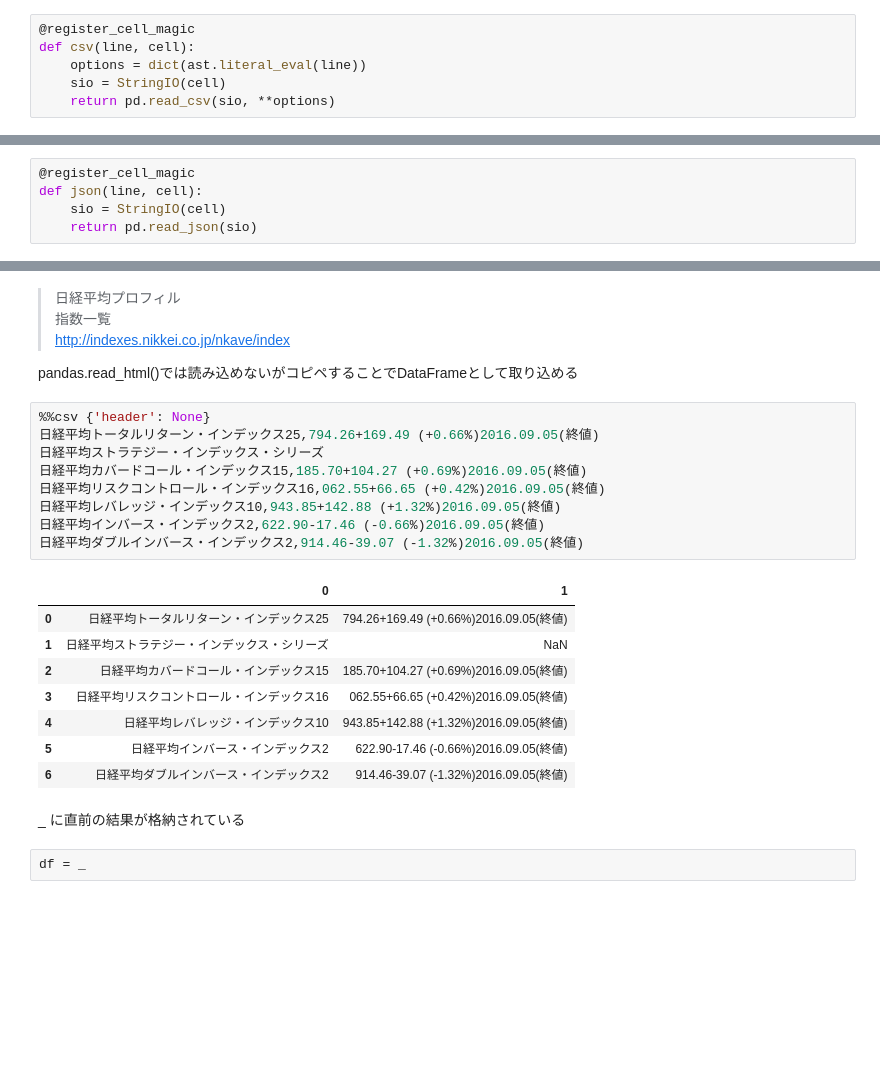
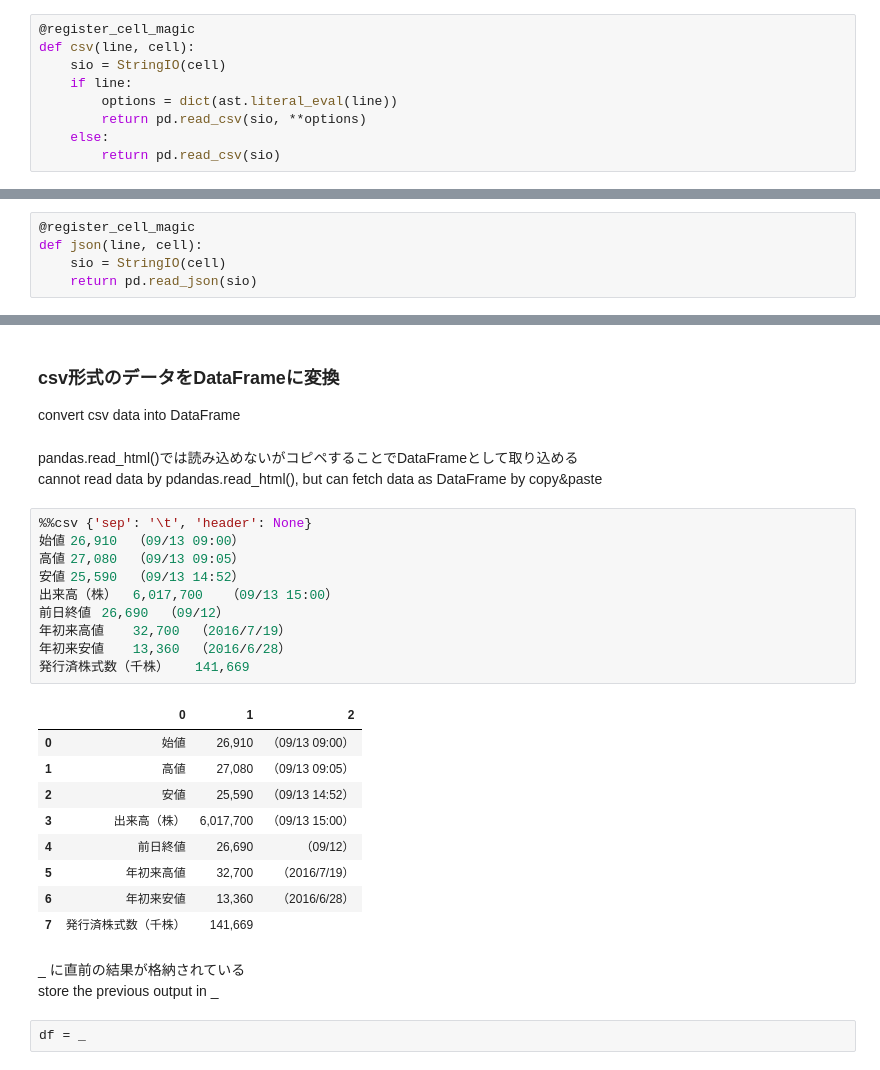
Before and after one commit to drillan/pyconjp2016, a Jupyter notebook: Case3-1.ipynb, the cells around one changed output, grey strips where cells are left out. Drawn from its saved outputs; the diff is of its cells as text; blank space fills up the shorter version.

```diff
--- a/Case3-1.ipynb
+++ b/Case3-1.ipynb
@@ -26,9 +27,12 @@ https://www.morningstar.co.jp/StockInfo/info/snap/9701
 # %%
 @register_cell_magic
 def csv(line, cell):
-    options = dict(ast.literal_eval(line))
     sio = StringIO(cell)
-    return pd.read_csv(sio, **options)
+    if line:
+        options = dict(ast.literal_eval(line))
+        return pd.read_csv(sio, **options)
+    else:
+        return pd.read_csv(sio)
 # %%
 @register_cell_magic
 def yml(line, cell):
@@ -44,29 +46,32 @@ def json(line, cell):
-# %% [markdown]
-> 日経平均プロフィル
-> 指数一覧
-> http://indexes.nikkei.co.jp/nkave/index
-
-pandas.read_html()では読み込めないがコピペすることでDataFrameとして取り込める
-# %%
-%%csv {'header': None}
-日経平均トータルリターン・インデックス25,794.26+169.49 (+0.66%)2016.09.05(終値)
-日経平均ストラテジー・インデックス・シリーズ
-日経平均カバードコール・インデックス15,185.70+104.27 (+0.69%)2016.09.05(終値)
-日経平均リスクコントロール・インデックス16,062.55+66.65 (+0.42%)2016.09.05(終値)
-日経平均レバレッジ・インデックス10,943.85+142.88 (+1.32%)2016.09.05(終値)
-日経平均インバース・インデックス2,622.90-17.46 (-0.66%)2016.09.05(終値)
-日経平均ダブルインバース・インデックス2,914.46-39.07 (-1.32%)2016.09.05(終値)
-# %% [output]
-|  | 0 | 1 |
-| 0 | 日経平均トータルリターン・インデックス25 | 794.26+169.49 (+0.66%)2016.09.05(終値) |
-| 1 | 日経平均ストラテジー・インデックス・シリーズ | NaN |
-| 2 | 日経平均カバードコール・インデックス15 | 185.70+104.27 (+0.69%)2016.09.05(終値) |
-| 3 | 日経平均リスクコントロール・インデックス16 | 062.55+66.65 (+0.42%)2016.09.05(終値) |
-| 4 | 日経平均レバレッジ・インデックス10 | 943.85+142.88 (+1.32%)2016.09.05(終値) |
-| 5 | 日経平均インバース・インデックス2 | 622.90-17.46 (-0.66%)2016.09.05(終値) |
-| 6 | 日経平均ダブルインバース・インデックス2 | 914.46-39.07 (-1.32%)2016.09.05(終値) |
-# %% [markdown]
-_ に直前の結果が格納されている
+# %% [markdown]
+### csv形式のデータをDataFrameに変換
+convert csv data into DataFrame
+# %% [markdown]
+pandas.read_html()では読み込めないがコピペすることでDataFrameとして取り込める
+cannot read data by pdandas.read_html(), but can fetch data as DataFrame by copy&paste
+# %%
+%%csv {'sep': '\t', 'header': None}
+始値	26,910	（09/13 09:00）
+高値	27,080	（09/13 09:05）
+安値	25,590	（09/13 14:52）
+出来高（株）	6,017,700	（09/13 15:00）
+前日終値	26,690	（09/12）
+年初来高値	32,700	（2016/7/19）
+年初来安値	13,360	（2016/6/28）
+発行済株式数（千株）	141,669
+# %% [output]
+|  | 0 | 1 | 2 |
+| 0 | 始値 | 26,910 | （09/13 09:00） |
+| 1 | 高値 | 27,080 | （09/13 09:05） |
+| 2 | 安値 | 25,590 | （09/13 14:52） |
+| 3 | 出来高（株） | 6,017,700 | （09/13 15:00） |
+| 4 | 前日終値 | 26,690 | （09/12） |
+| 5 | 年初来高値 | 32,700 | （2016/7/19） |
+| 6 | 年初来安値 | 13,360 | （2016/6/28） |
+| 7 | 発行済株式数（千株） | 141,669 |  |
+# %% [markdown]
+\_ に直前の結果が格納されている
+store the previous output in \_
 # %%
 df = _
 # %%
```
Also changed, not shown: parts of 10 cells of this notebook, 5 other files.
